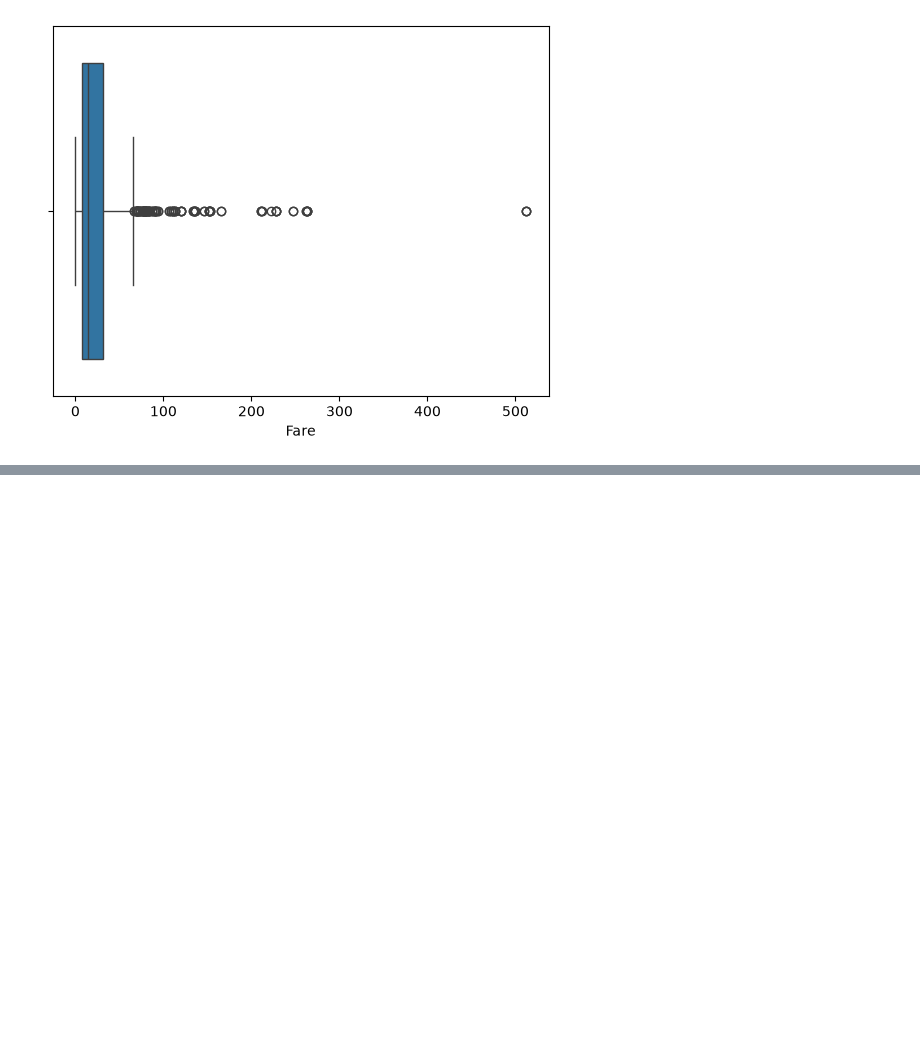
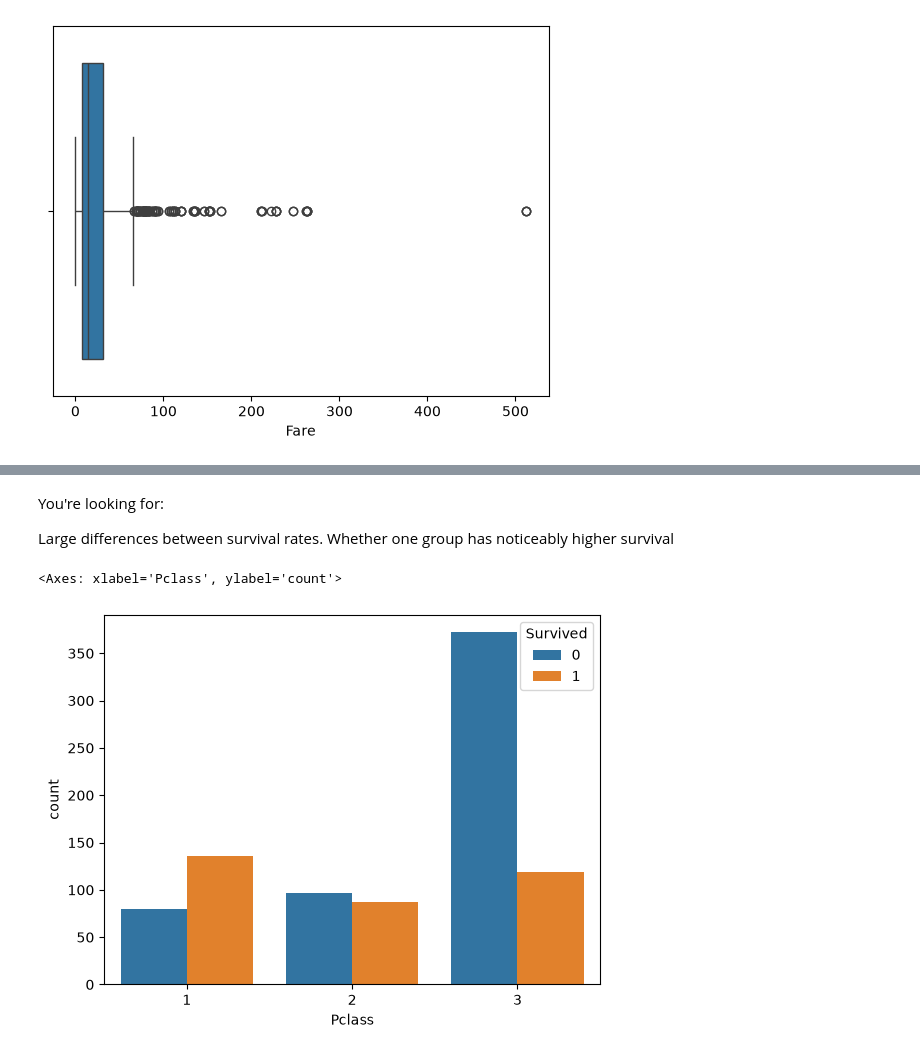
Before and after one commit to teamkweku/Data_Science_And_Machine_Learning_Notes, a Jupyter notebook: 03.EDA_and_Feature_engineering/Titanic.ipynb, the cells around one changed output, grey strips where cells are left out. Saved outputs shown, nothing was run; the diff lists cells and outputs as text; code cells hidden in the pictures; blank space fills up the shorter version.

```diff
--- a/03.EDA_and_Feature_engineering/Titanic.ipynb
+++ b/03.EDA_and_Feature_engineering/Titanic.ipynb
@@ -412,0 +451,12 @@ sns.boxplot(x=df['Fare'])
+# %% [markdown]
+You're looking for:
+
+Large differences between survival rates.
+Whether one group has noticeably higher survival
+# %%
+### Does particular Class matter
+### Did first-class passengers survive more often than third-class passengers?
+sns.countplot(data=df, x='Pclass', hue='Survived')
+# %% [output]
+<Axes: xlabel='Pclass', ylabel='count'>
+[figure, added]
```
Also changed, not shown: parts of 10 cells of this notebook.
